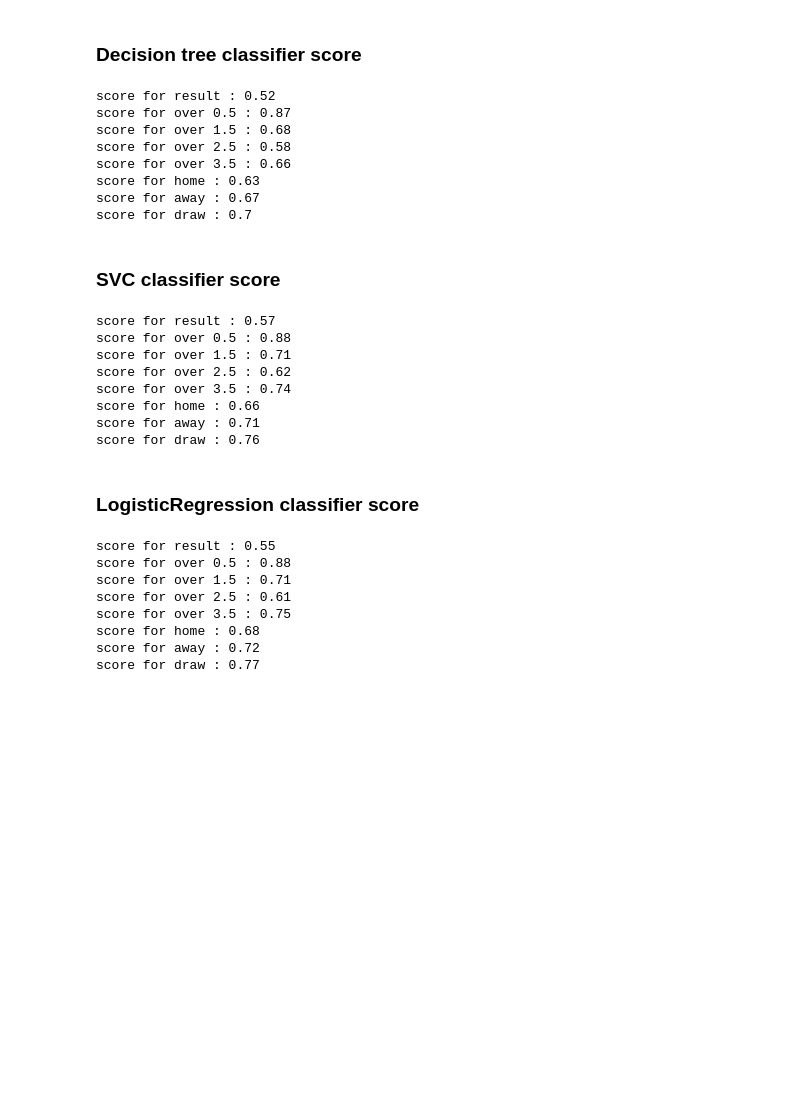
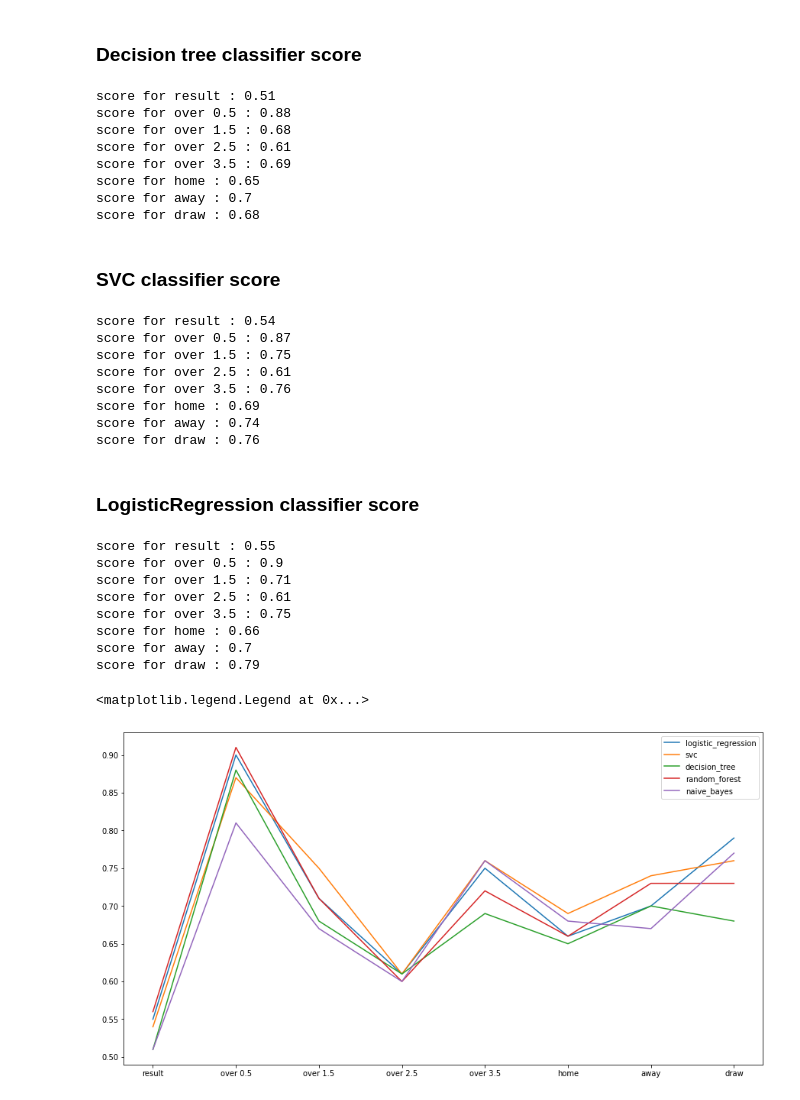
Before and after one commit to achourali/octopus-predictions-data-mining, a Jupyter notebook: src/main.ipynb, the cells around one changed output. Cells and saved outputs as stored; diff of their text form; code cells hidden in the pictures; blank space fills up the shorter version.

Commit message:
plot each classifier score per target

```diff
--- a/src/main.ipynb
+++ b/src/main.ipynb
@@ -203,6 +206,7 @@ from sklearn.ensemble import RandomForestClassifier
 
 rf_clf=RandomForestClassifier(n_estimators=100)
 
+random_forest_scores=[]
 
 for target_label in targets:
 
@@ -210,5 +214,6 @@ for target_label in targets:
         data, targets[target_label], test_size=0.3)
     rf_clf.fit(train_data, train_target)
     score=round(rf_clf.score(test_data,test_target),2)
+    random_forest_scores.append(score)
     print(f'score for {target_label} : {score}')
 # %% [output]
@@ -228,6 +233,7 @@ from sklearn.tree import DecisionTreeClassifier
 dt_clf= DecisionTreeClassifier()
 
 
+decision_tree_scores=[]
 
 for target_label in targets:
 
@@ -235,22 +241,24 @@ for target_label in targets:
         data, targets[target_label], test_size=0.3)
     dt_clf.fit(train_data, train_target)
     score=round(dt_clf.score(test_data,test_target),2)
+    decision_tree_scores.append(score)
     print(f'score for {target_label} : {score}')
 # %% [output]
-score for result : 0.52
-score for over 0.5 : 0.87
+score for result : 0.51
+score for over 0.5 : 0.88
 score for over 1.5 : 0.68
-score for over 2.5 : 0.58
-score for over 3.5 : 0.66
-score for home : 0.63
-score for away : 0.67
-score for draw : 0.7
+score for over 2.5 : 0.61
+score for over 3.5 : 0.69
+score for home : 0.65
+score for away : 0.7
+score for draw : 0.68
 # %% [markdown]
 ### SVC classifier score
 # %%
 from sklearn.svm import SVC
 
 svc_clf=SVC()
+svc_scores=[]
 
 
 for target_label in targets:
@@ -259,15 +267,16 @@ for target_label in targets:
         data, targets[target_label], test_size=0.3)
     svc_clf.fit(train_data, train_target)
     score=round(svc_clf.score(test_data,test_target),2)
+    svc_scores.append(score)
     print(f'score for {target_label} : {score}')
 # %% [output]
-score for result : 0.57
-score for over 0.5 : 0.88
-score for over 1.5 : 0.71
-score for over 2.5 : 0.62
-score for over 3.5 : 0.74
-score for home : 0.66
-score for away : 0.71
+score for result : 0.54
+score for over 0.5 : 0.87
+score for over 1.5 : 0.75
+score for over 2.5 : 0.61
+score for over 3.5 : 0.76
+score for home : 0.69
+score for away : 0.74
 score for draw : 0.76
 # %% [markdown]
 ### LogisticRegression classifier score
@@ -276,7 +285,7 @@ from sklearn.linear_model import LogisticRegression
 
 
 lr_clf=LogisticRegression()
-
+logistic_regression_scores=[]
 
 for target_label in targets:
 
@@ -284,13 +293,28 @@ for target_label in targets:
         data, targets[target_label], test_size=0.3)
     lr_clf.fit(train_data, train_target)
     score=round(lr_clf.score(test_data,test_target),2)
+    logistic_regression_scores.append(score)
     print(f'score for {target_label} : {score}')
 # %% [output]
 score for result : 0.55
-score for over 0.5 : 0.88
+score for over 0.5 : 0.9
 score for over 1.5 : 0.71
 score for over 2.5 : 0.61
 score for over 3.5 : 0.75
-score for home : 0.68
-score for away : 0.72
-score for draw : 0.77
+score for home : 0.66
+score for away : 0.7
+score for draw : 0.79
+# %%
+import matplotlib.pyplot as plt
+
+plt.rcParams['figure.figsize'] = [15, 8]
+
+plt.plot(targets.keys(), logistic_regression_scores, label = "logistic_regression")
+plt.plot(targets.keys(), svc_scores, label = "svc")
+plt.plot(targets.keys(), decision_tree_scores, label = "decision_tree")
+plt.plot(targets.keys(), random_forest_scores, label = "random_forest")
+plt.plot(targets.keys(), naive_bayes_scores, label = "naive_bayes")
+plt.legend()
+# %% [output]
+<matplotlib.legend.Legend at 0x...>
+[figure, added]
```
Also changed, not shown: parts of 2 cells of this notebook.
